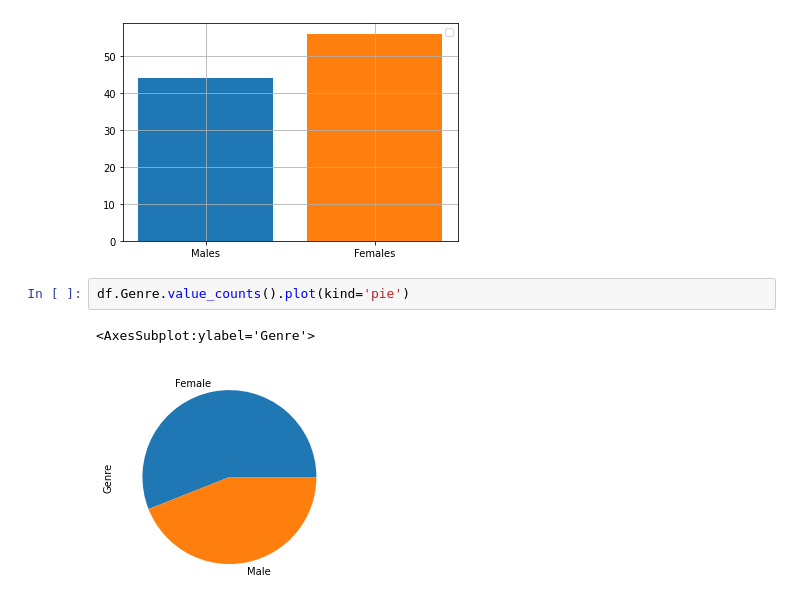
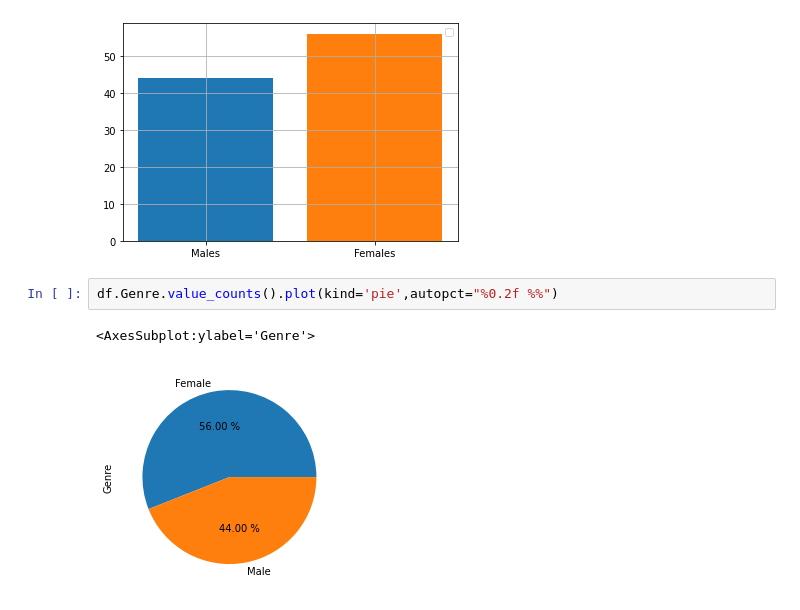
Before and after one commit to Naveen-Karanamu/Customer-Segmentation, a Jupyter notebook: main.ipynb, the cells around one changed output. Drawn from its saved outputs; the diff is of its cells as text.

Commit message:
Added: % to the pie chart

```diff
--- a/main.ipynb
+++ b/main.ipynb
@@ -96,7 +96,7 @@ plt.grid()
 No artists with labels found to put in legend.  Note that artists whose label start with an underscore are ignored when legend() is called with no argument.
 [figure]
 # %%
-df.Genre.value_counts().plot(kind='pie')
+df.Genre.value_counts().plot(kind='pie',autopct="%0.2f %%")
 # %% [output]
 <AxesSubplot:ylabel='Genre'>
-[figure, old version]
+[figure, new version]
```
